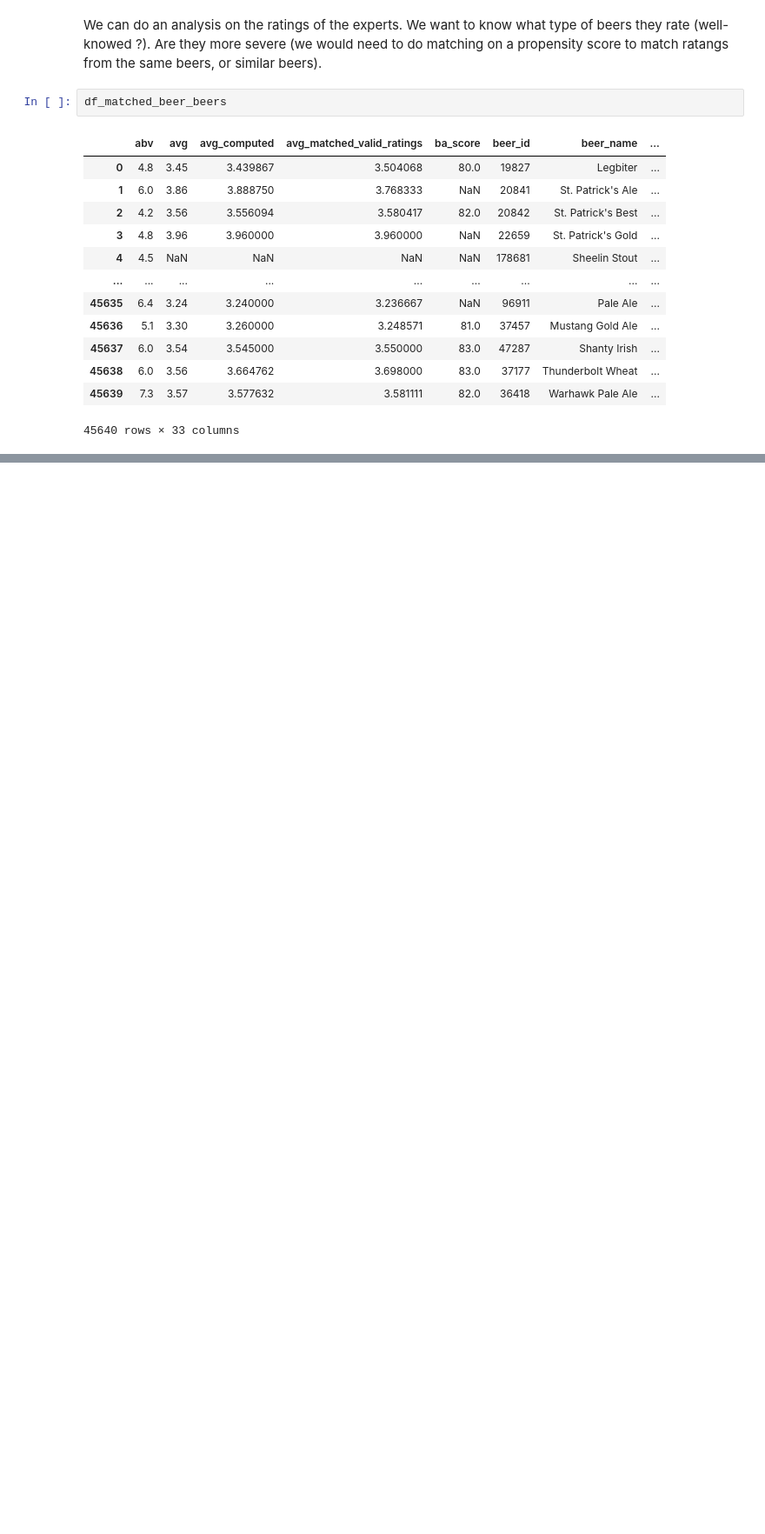
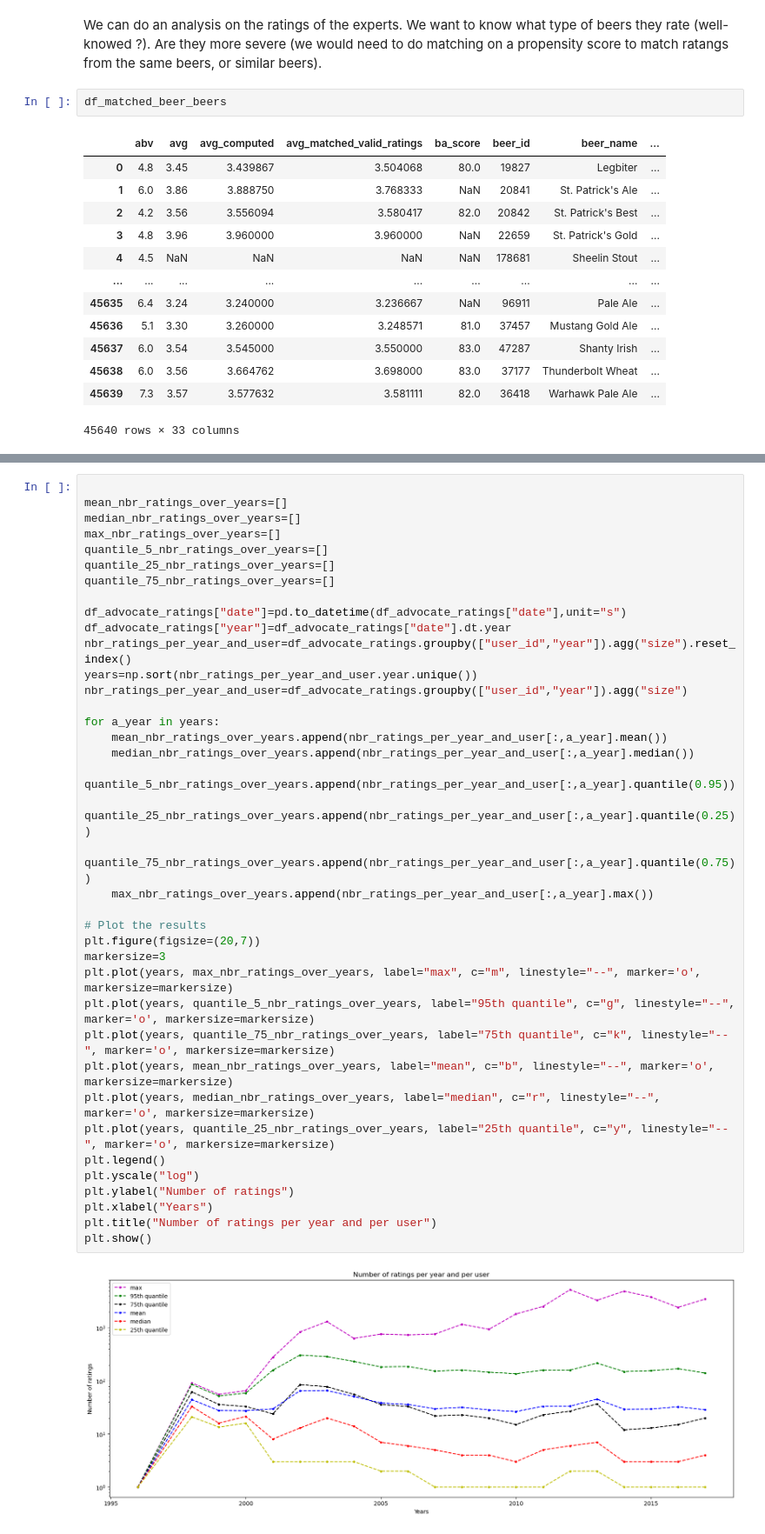
Before and after one commit to epfl-ada/ada-2023-project-remontada, a Jupyter notebook: code/main_alexi.ipynb, the cells around one changed output, grey strips where cells are left out. Shown at 87% size. Saved outputs shown, nothing was run; the diff lists cells and outputs as text; blank space fills up the shorter version.

Commit message:
analyse nbr de reviews par an par user, et nbr de reviews par bière par user

```diff
--- a/code/main_alexi.ipynb
+++ b/code/main_alexi.ipynb
@@ -275,0 +299,40 @@ df_matched_beer_beers
+# %%
+
+mean_nbr_ratings_over_years=[]
+median_nbr_ratings_over_years=[]
+max_nbr_ratings_over_years=[]
+quantile_5_nbr_ratings_over_years=[]
+quantile_25_nbr_ratings_over_years=[]
+quantile_75_nbr_ratings_over_years=[]
+
+df_advocate_ratings["date"]=pd.to_datetime(df_advocate_ratings["date"],unit="s")
+df_advocate_ratings["year"]=df_advocate_ratings["date"].dt.year
+nbr_ratings_per_year_and_user=df_advocate_ratings.groupby(["user_id","year"]).agg("size").reset_index()
+years=np.sort(nbr_ratings_per_year_and_user.year.unique())
+nbr_ratings_per_year_and_user=df_advocate_ratings.groupby(["user_id","year"]).agg("size")
+
+for a_year in years:
+    mean_nbr_ratings_over_years.append(nbr_ratings_per_year_and_user[:,a_year].mean())
+    median_nbr_ratings_over_years.append(nbr_ratings_per_year_and_user[:,a_year].median())
+    quantile_5_nbr_ratings_over_years.append(nbr_ratings_per_year_and_user[:,a_year].quantile(0.95))
+    quantile_25_nbr_ratings_over_years.append(nbr_ratings_per_year_and_user[:,a_year].quantile(0.25))
+    quantile_75_nbr_ratings_over_years.append(nbr_ratings_per_year_and_user[:,a_year].quantile(0.75))
+    max_nbr_ratings_over_years.append(nbr_ratings_per_year_and_user[:,a_year].max())
+
+# Plot the results
+plt.figure(figsize=(20,7))
+markersize=3
+plt.plot(years, max_nbr_ratings_over_years, label="max", c="m", linestyle="--", marker='o', markersize=markersize)
+plt.plot(years, quantile_5_nbr_ratings_over_years, label="95th quantile", c="g", linestyle="--", marker='o', markersize=markersize)
+plt.plot(years, quantile_75_nbr_ratings_over_years, label="75th quantile", c="k", linestyle="--", marker='o', markersize=markersize)
+plt.plot(years, mean_nbr_ratings_over_years, label="mean", c="b", linestyle="--", marker='o', markersize=markersize)
+plt.plot(years, median_nbr_ratings_over_years, label="median", c="r", linestyle="--", marker='o', markersize=markersize)
+plt.plot(years, quantile_25_nbr_ratings_over_years, label="25th quantile", c="y", linestyle="--", marker='o', markersize=markersize)
+plt.legend()
+plt.yscale("log")
+plt.ylabel("Number of ratings")
+plt.xlabel("Years")
+plt.title("Number of ratings per year and per user")
+plt.show()
+# %% [output]
+[figure, added]
```
Also changed, not shown: parts of 23 cells of this notebook, 1 other file.
